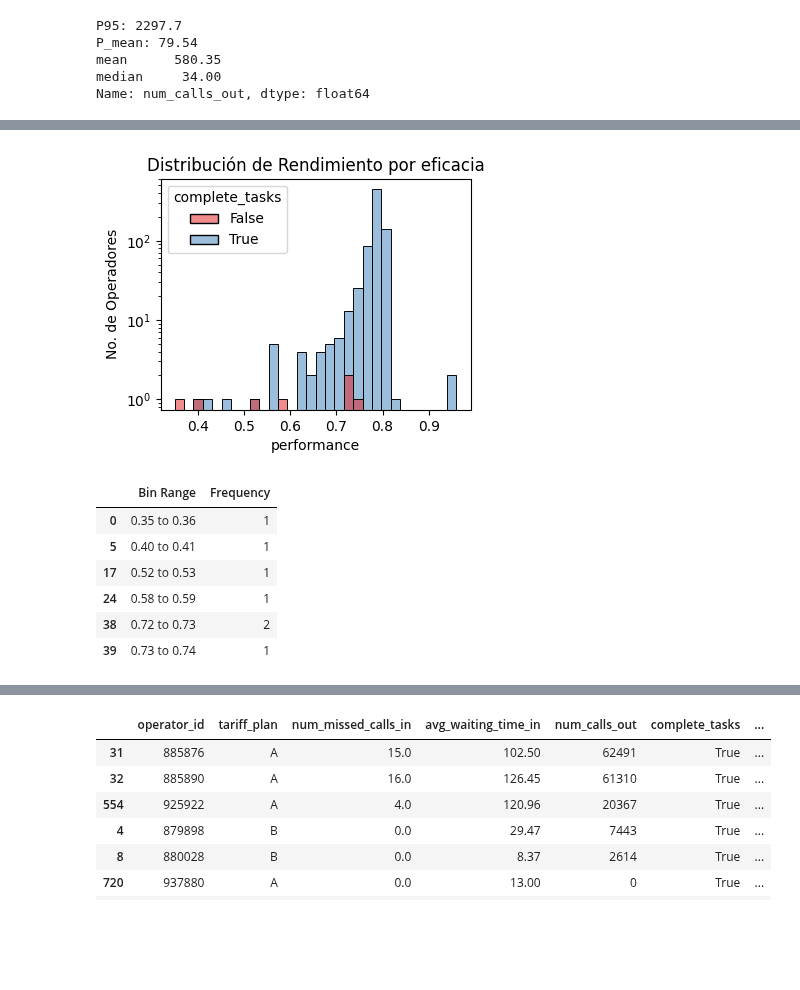
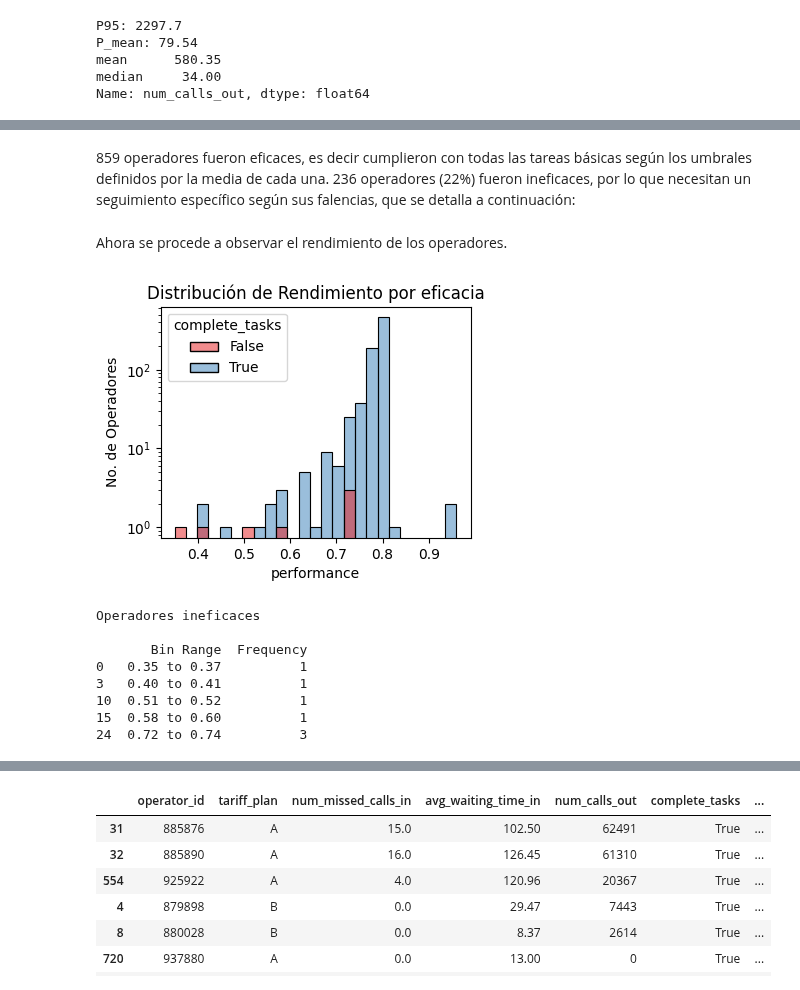
Before and after one commit to ScinDBad/DA_proyecto_final, a Jupyter notebook: proyecto_sp_14.ipynb, the cells around one changed output, grey strips where cells are left out. Drawn from its saved outputs; the diff is of its cells as text; code cells hidden in the pictures; blank space fills up the shorter version.

```diff
--- a/proyecto_sp_14.ipynb
+++ b/proyecto_sp_14.ipynb
@@ -883,0 +923,5 @@ Ahora se procede a observar el rendimiento de los operadores.
+# %% [markdown]
+859 operadores fueron eficaces, es decir cumplieron con todas las tareas básicas según los umbrales definidos por la media de cada una. 236 operadores (22%) fueron ineficaces, por lo que necesitan un seguimiento específico según sus falencias, que se detalla a continuación:
+# %% [markdown]
+
+Ahora se procede a observar el rendimiento de los operadores.
@@ -884,18 +949,22 @@ Ahora se procede a observar el rendimiento de los operadores.
 # %%
-plt.figure(figsize=(4,3))
-sns.histplot(data=report, x='performance', hue='complete_tasks', palette='Set1', bins=30)
-plt.yscale('log')
+plt.figure(figsize=(4,3)) # tamaño de figura
+sns.histplot(data=report, x='performance', hue='complete_tasks', palette='Set1', bins=25) # trazar hist
+plt.yscale('log') # escala logarítmica en eje y para mostrar frecuencias mínimas
 plt.title('Distribución de Rendimiento por eficacia')
 plt.ylabel('No. de Operadores')
-plt.show()
+plt.show() # mostrar plot
 
-freq_table(data=report[report['complete_tasks']==False]['performance'], bins=40)
+mask = (report['complete_tasks']==False) # mascara booleana de ineficacia
+
+print('Operadores ineficaces\n')
+print(freq_table(data=report[mask]['performance'], bins=25)) # mostrar tabla de freq
 # %% [output]
-[figure, old version]
+[figure, new version]
-|  | Bin Range | Frequency |
-| 0 | 0.35 to 0.36 | 1 |
-| 5 | 0.40 to 0.41 | 1 |
-| 17 | 0.52 to 0.53 | 1 |
-| 24 | 0.58 to 0.59 | 1 |
-| 38 | 0.72 to 0.73 | 2 |
-| 39 | 0.73 to 0.74 | 1 |
+Operadores ineficaces
+
+       Bin Range  Frequency
+0   0.35 to 0.37          1
+3   0.40 to 0.41          1
+10  0.51 to 0.52          1
+15  0.58 to 0.60          1
+24  0.72 to 0.74          3
```
Also changed, not shown: parts of 29 cells of this notebook.
